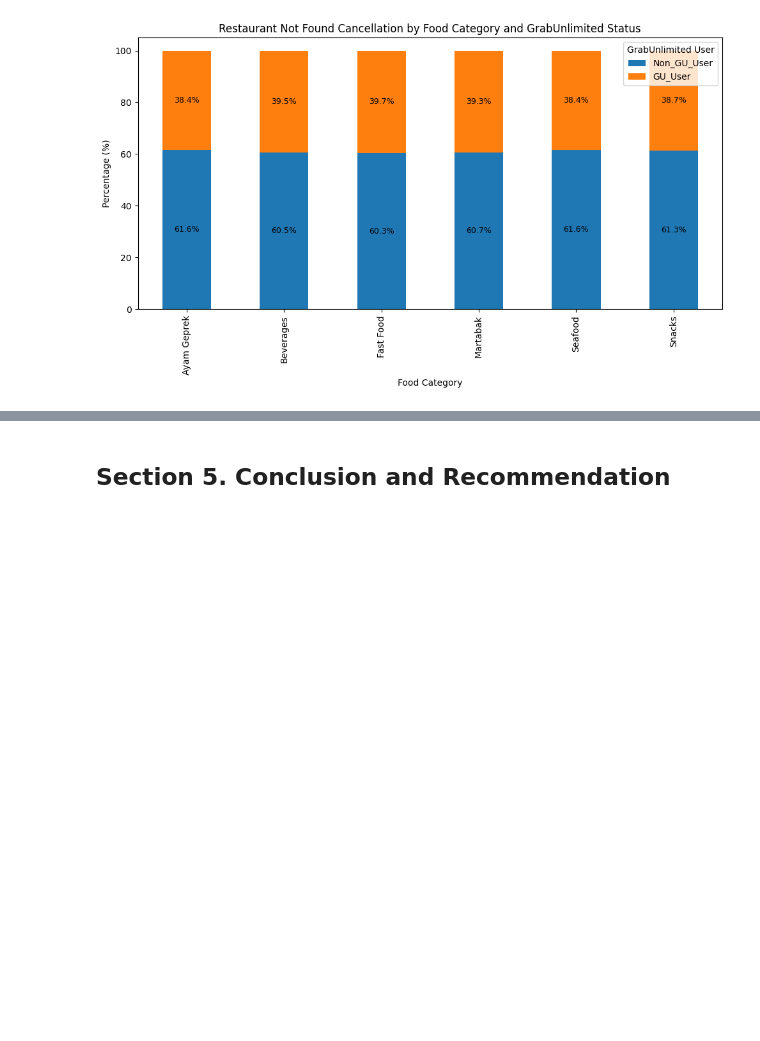
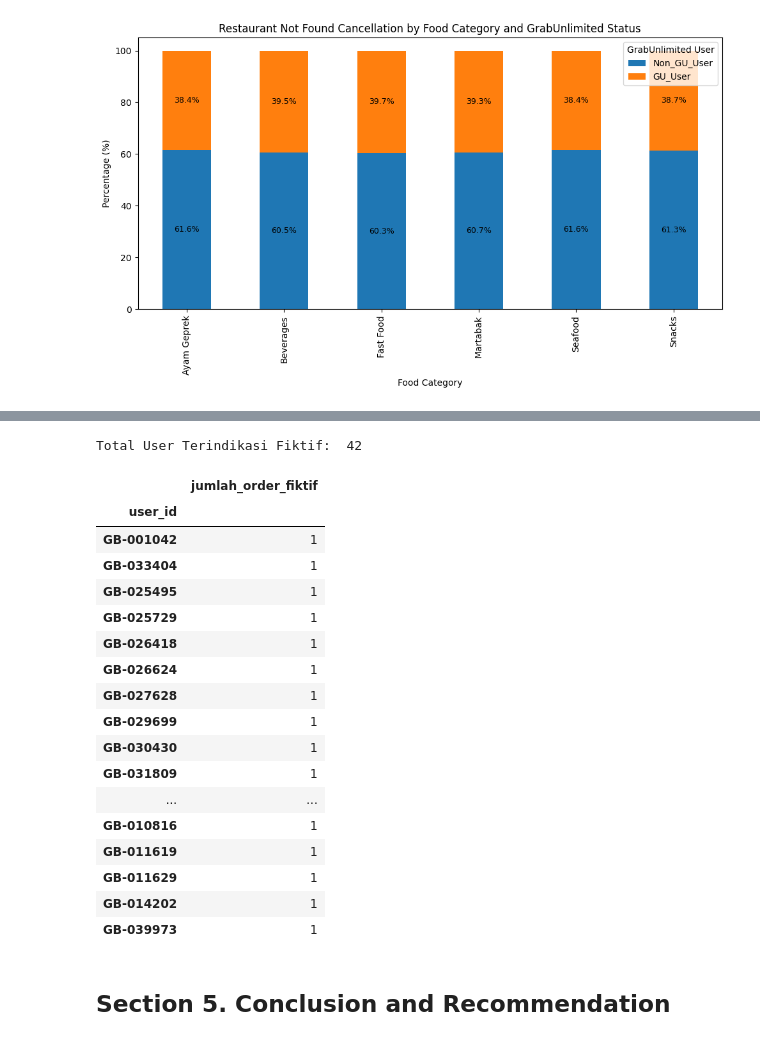
Before and after one commit to ziancarlos/Data_Analytics_Grab, a Jupyter notebook: notebooks/data-exploration.ipynb, the cells around one changed output, grey strips where cells are left out. Cells and saved outputs as stored; diff of their text form; code cells hidden in the pictures; blank space fills up the shorter version.

```diff
--- a/notebooks/data-exploration.ipynb
+++ b/notebooks/data-exploration.ipynb
@@ -1116,3 +1315,55 @@ plt.show()
+# %%
+# (4.8.1.1) Isolasi Data Transaksi Spesifik pada Kelompok Super High-Risk Merchant
+# Step: Filter pesanan anomali agar hanya menyisakan transaksi dari 22 merchant hasil validasi silang
+# - Menyaring df_anomaly_promo30k menggunakan indeks dari merchant_overlap
+# - Memastikan analisis perilaku user berfokus pada episentrum fraud yang terkonfirmasi
+
+df_fraud_users_detail = df_anomaly_promo30k[
+    df_anomaly_promo30k['merchant_id'].isin(merchant_overlap.index)
+]
+
+# Step opsional: Seleksi kolom penting untuk mempermudah audit forensik jika diperlukan
+kolom_investigasi_user = ['order_id', 'merchant_id', 'user_id', 'order_time', 'promo_discount']
+kolom_tersedia = [col for col in kolom_investigasi_user if col in df_fraud_users_detail.columns]
+df_users_hitlist = df_fraud_users_detail[kolom_tersedia].sort_values(by='merchant_id')
+# %%
+# (4.8.1.2) Agregasi Frekuensi Transaksi Per Akun User (User Profiling)
+# Step: Grouping data berdasarkan user_id untuk menghitung volume pemesanan fiktif per akun
+# - Menggunakan fungsi .agg() dengan pencacahan 'count' pada order_id
+# - Mengurutkan hasil secara descending untuk mendeteksi akun kloningan paling agresif
+# - Berguna untuk mengidentifikasi skema serangan (Sybil/Dispersed Fraud vs Repeat Offender)
+
+user_order_counts = df_fraud_users_detail.groupby('user_id').agg(
+    jumlah_order_fiktif=('order_id', 'count')
+).sort_values(by='jumlah_order_fiktif', ascending=False)
+# %%
+# (4.8.1.3) Menampilkan Hasil Peringkat Akun Akun Terindikasi Bodong
+print("Total User Terindikasi Fiktif: ", len(user_order_counts))
+# %% [output]
+Total User Terindikasi Fiktif:  42
+# %%
+# (4.7.1.4) Display All User With Order Count
+
+display(user_order_counts) # Menampilkan 10 teratas untuk analisis cepat
+# %% [output]
+|  | jumlah_order_fiktif |
+| user_id |  |
+| GB-001042 | 1 |
+| GB-033404 | 1 |
+| GB-025495 | 1 |
+| GB-025729 | 1 |
+| GB-026418 | 1 |
+| GB-026624 | 1 |
+| GB-027628 | 1 |
+| GB-029699 | 1 |
+| GB-030430 | 1 |
+| GB-031809 | 1 |
+| ... | ... |
+| GB-010816 | 1 |
+| GB-011619 | 1 |
+| GB-011629 | 1 |
+| GB-014202 | 1 |
+| GB-039973 | 1 |
 # %% [markdown]
 ## **Section 5. Conclusion and Recommendation**
 # %% [markdown]
```
Also changed, not shown: parts of 14 cells of this notebook.
